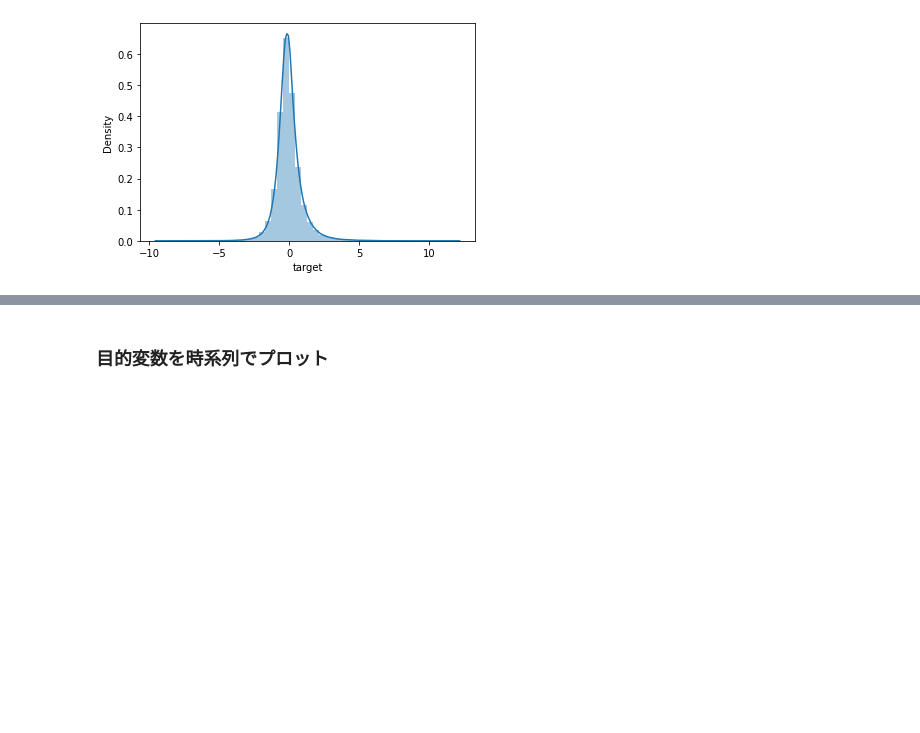
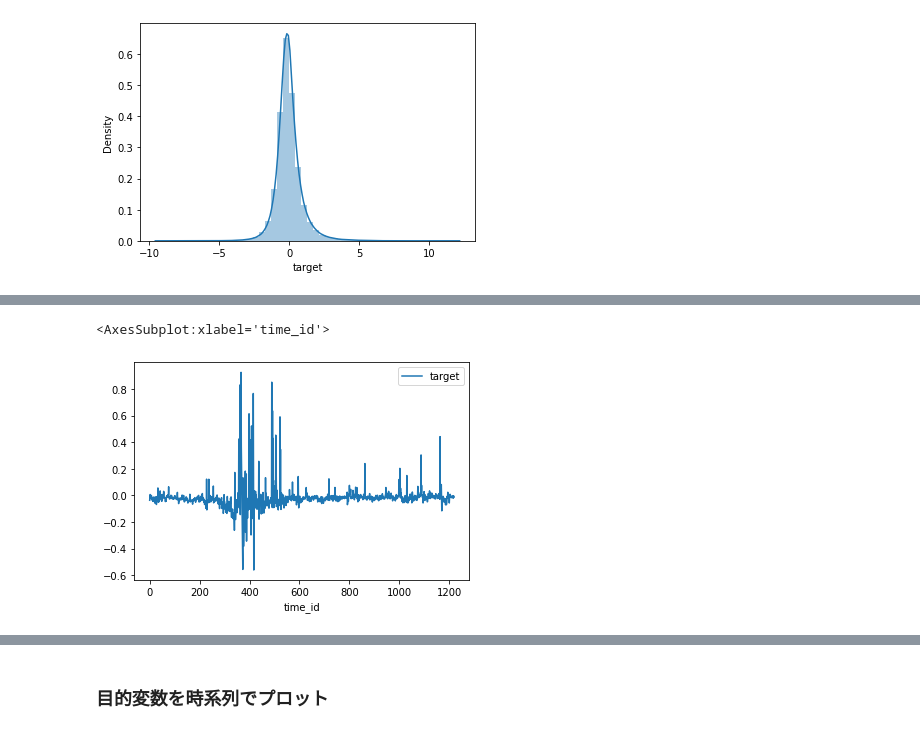
Before and after one commit to IMOKURI/ubiquant-market-prediction, a Jupyter notebook: notebooks/EDA.ipynb, the cells around one changed output, grey strips where cells are left out. Saved outputs shown, nothing was run; the diff lists cells and outputs as text; code cells hidden in the pictures; blank space fills up the shorter version.

```diff
--- a/notebooks/EDA.ipynb
+++ b/notebooks/EDA.ipynb
@@ -347,0 +415,5 @@ stats.probplot(train["target"], dist="norm", plot=plt)
+# %%
+mean_targets.plot()
+# %% [output]
+<AxesSubplot:xlabel='time_id'>
+[figure, added]
```
Also changed, not shown: parts of 21 cells of this notebook, 3 other files.
